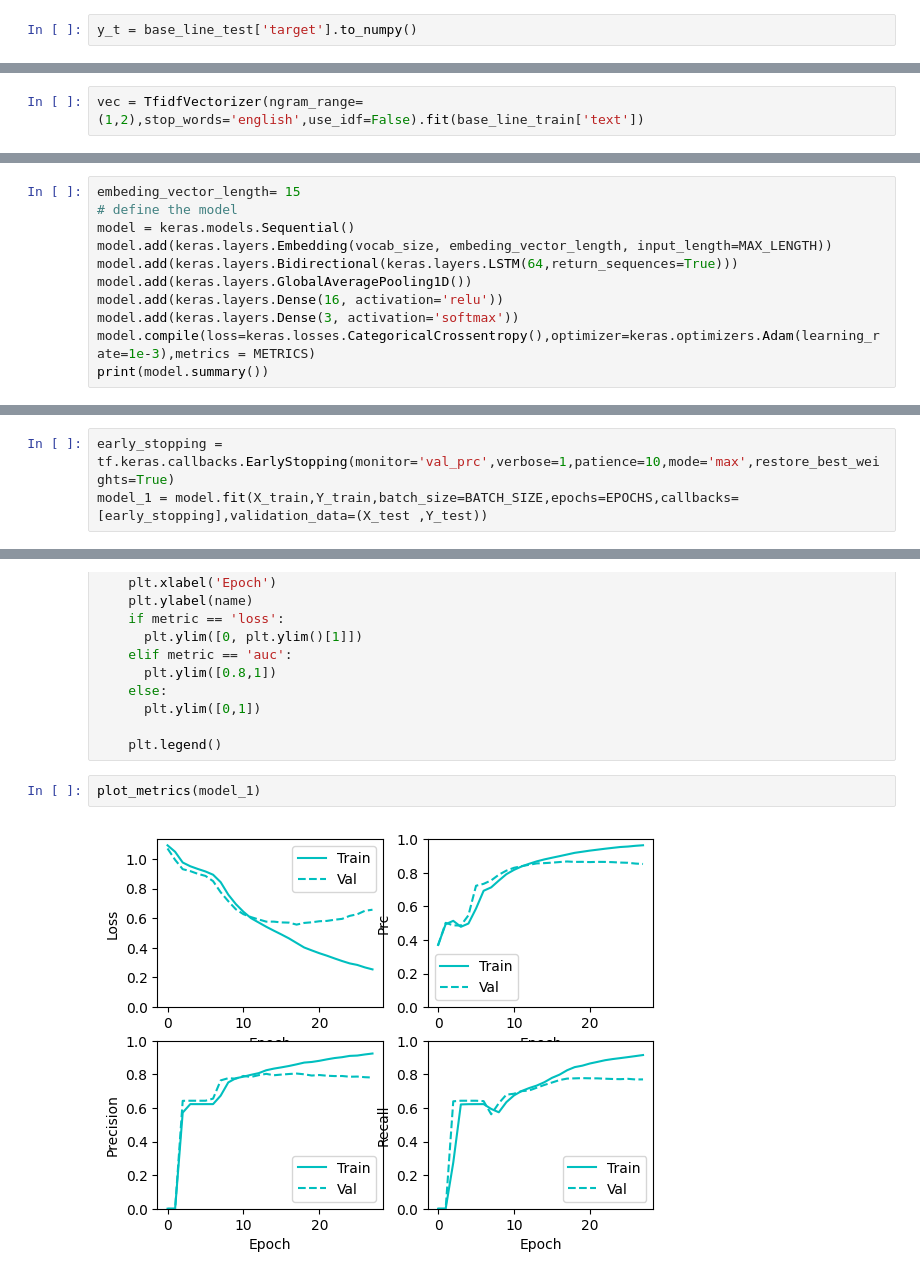
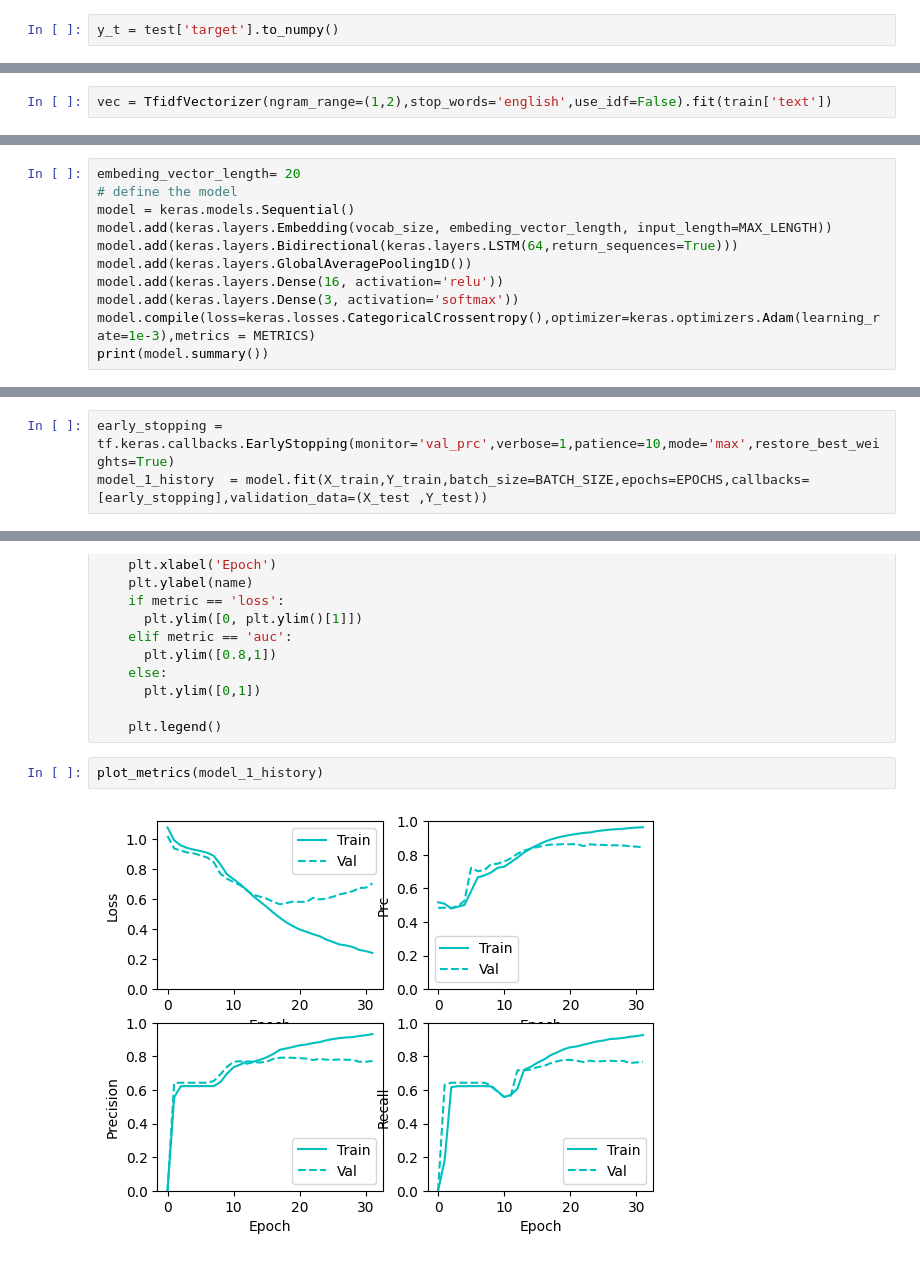
Before and after one commit to elyte5star/NLP, a Jupyter notebook: DAT305.ipynb, the cells around one changed output, grey strips where cells are left out. Cells and saved outputs as stored; diff of their text form.

Commit message:
working on the second model

```diff
--- a/DAT305.ipynb
+++ b/DAT305.ipynb
@@ -837,7 +834,7 @@ y = base_line_train['target'].to_numpy()
 # %%
-y_t = base_line_test['target'].to_numpy()
+y_t = test['target'].to_numpy()
 # %% [markdown]
 ### Bag of words (BoW).
 # %%
-vec = TfidfVectorizer(ngram_range=(1,2),stop_words='english',use_idf=False).fit(base_line_train['text'])
+vec = TfidfVectorizer(ngram_range=(1,2),stop_words='english',use_idf=False).fit(train['text'])
 # %%
@@ -991,7 +969,7 @@ METRICS = [
       keras.metrics.AUC(name='prc', curve='PR'), # precision-recall curve
 ]
 # %%
-embeding_vector_length= 15
+embeding_vector_length= 20
 # define the model
 model = keras.models.Sequential()
 model.add(keras.layers.Embedding(vocab_size, embeding_vector_length, input_length=MAX_LENGTH))
@@ -1026,6 +1004,6 @@ EPOCHS = 100
 BATCH_SIZE = 2048
 # %%
 early_stopping = tf.keras.callbacks.EarlyStopping(monitor='val_prc',verbose=1,patience=10,mode='max',restore_best_weights=True)
-model_1 = model.fit(X_train,Y_train,batch_size=BATCH_SIZE,epochs=EPOCHS,callbacks=[early_stopping],validation_data=(X_test ,Y_test))
+model_1_history  = model.fit(X_train,Y_train,batch_size=BATCH_SIZE,epochs=EPOCHS,callbacks=[early_stopping],validation_data=(X_test ,Y_test))
 # %% [output]
 Epoch 1/100
@@ -1065,6 +1043,6 @@ def plot_metrics(history):
 
     plt.legend()
 # %%
-plot_metrics(model_1)
+plot_metrics(model_1_history)
 # %% [output]
-[figure, old version]
+[figure, new version]
```
Also changed, not shown: parts of 28 cells of this notebook.
